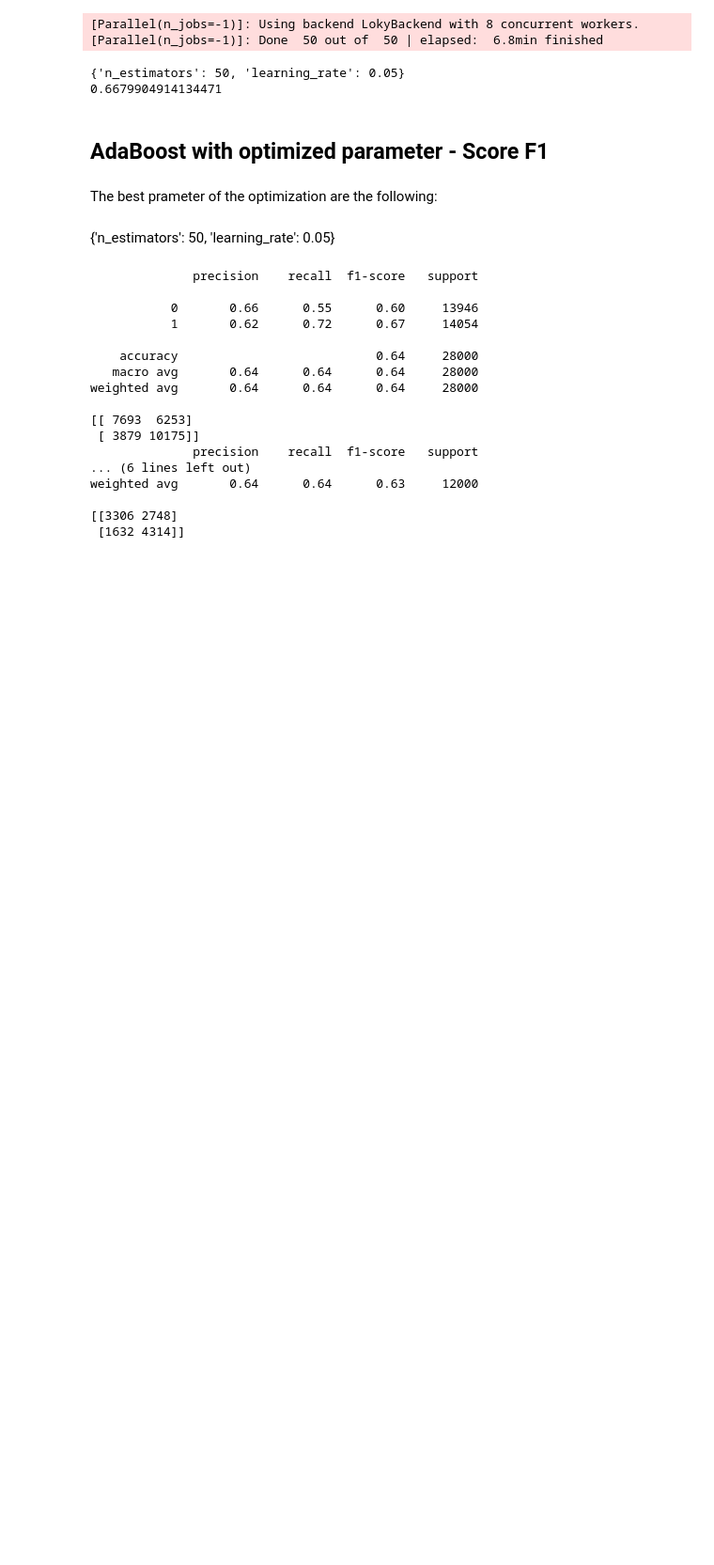
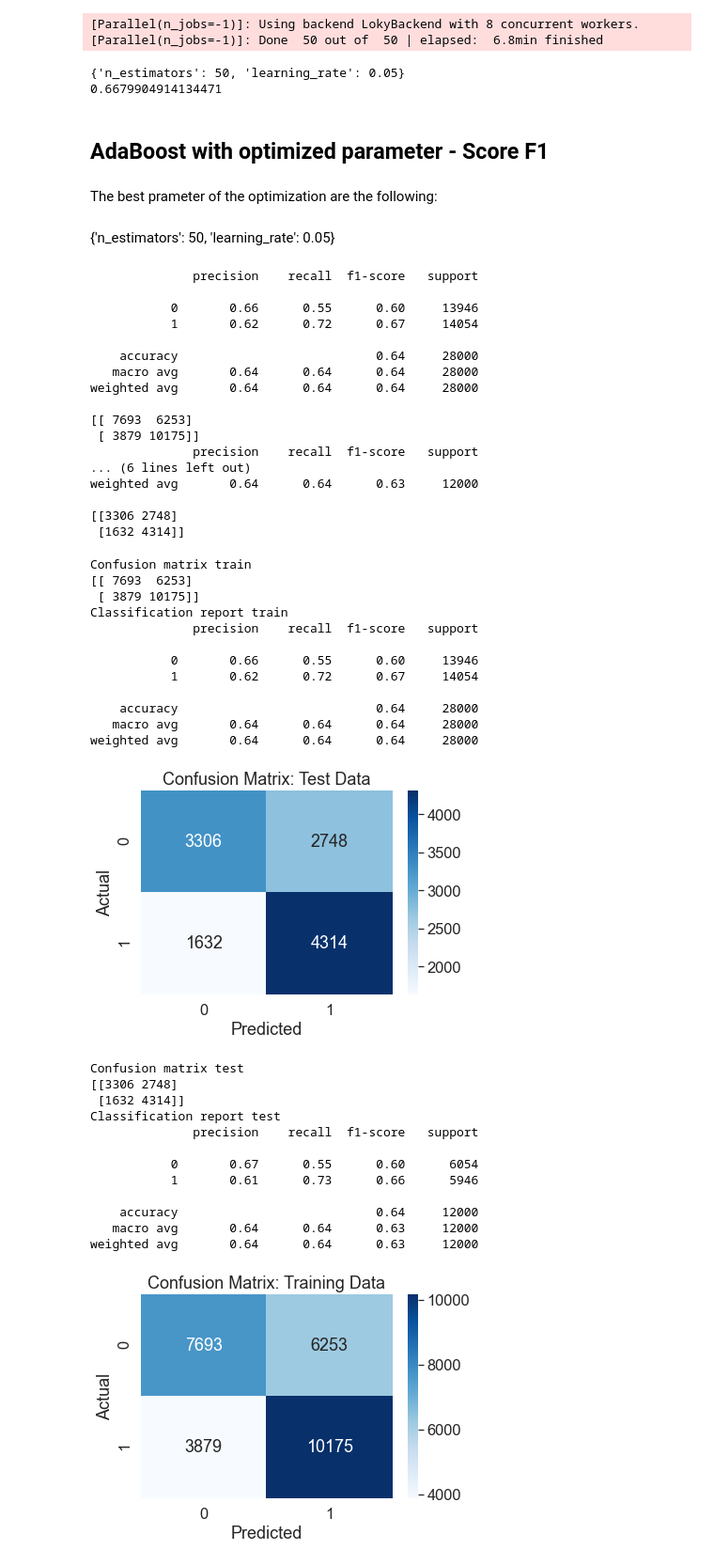
Before and after one commit to jb-ds2020/2nd_Project, a Jupyter notebook: 2020-LendingClub_EnsembleMethods.ipynb, the cells around one changed output. Shown at 94% size. Drawn from its saved outputs; the diff is of its cells as text; code cells hidden in the pictures; blank space fills up the shorter version.

```diff
--- a/2020-LendingClub_EnsembleMethods.ipynb
+++ b/2020-LendingClub_EnsembleMethods.ipynb
@@ -655,3 +752,32 @@ weighted avg       0.64      0.64      0.63     12000
 
 [[3306 2748]
  [1632 4314]]
+# %%
+scores(y_train, y_test, ada_opt_pred_train, ada_opt_pred_test, filename='adaboost')
+# %% [output]
+Confusion matrix train
+[[ 7693  6253]
+ [ 3879 10175]]
+Classification report train
+              precision    recall  f1-score   support
+
+           0       0.66      0.55      0.60     13946
+           1       0.62      0.72      0.67     14054
+
+    accuracy                           0.64     28000
+   macro avg       0.64      0.64      0.64     28000
+weighted avg       0.64      0.64      0.64     28000
+[figure, added]
+Confusion matrix test
+[[3306 2748]
+ [1632 4314]]
+Classification report test
+              precision    recall  f1-score   support
+
+           0       0.67      0.55      0.60      6054
+           1       0.61      0.73      0.66      5946
+
+    accuracy                           0.64     12000
+   macro avg       0.64      0.64      0.63     12000
+weighted avg       0.64      0.64      0.63     12000
+[figure, added]
```
Also changed, not shown: parts of 4 cells of this notebook, 26 other files.
